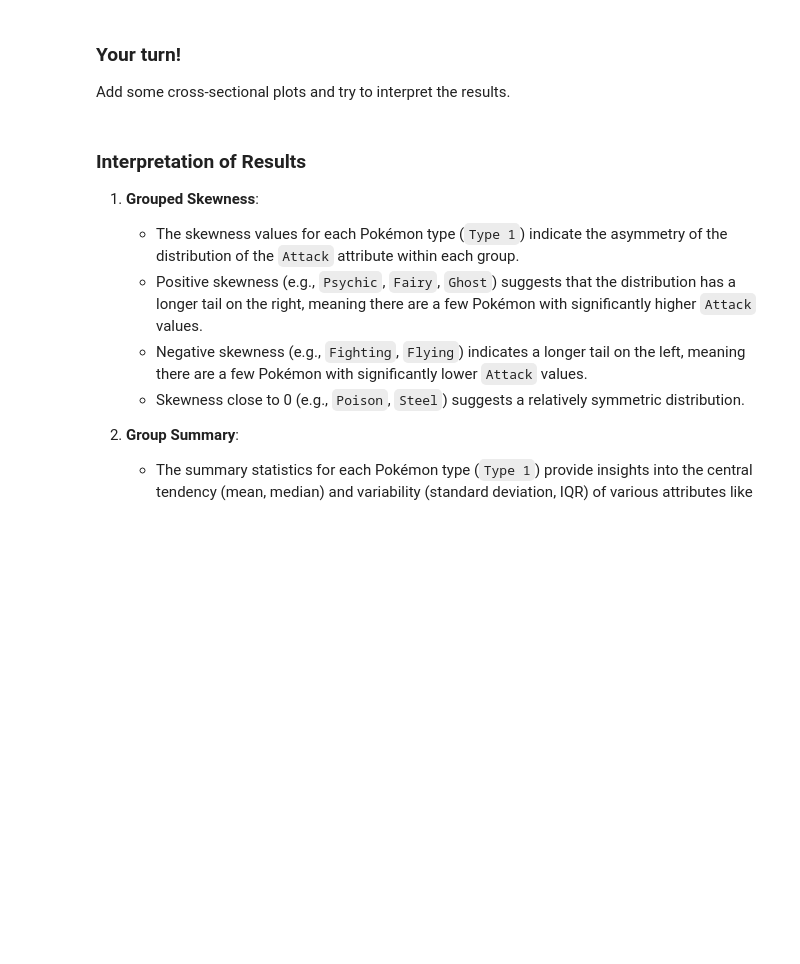
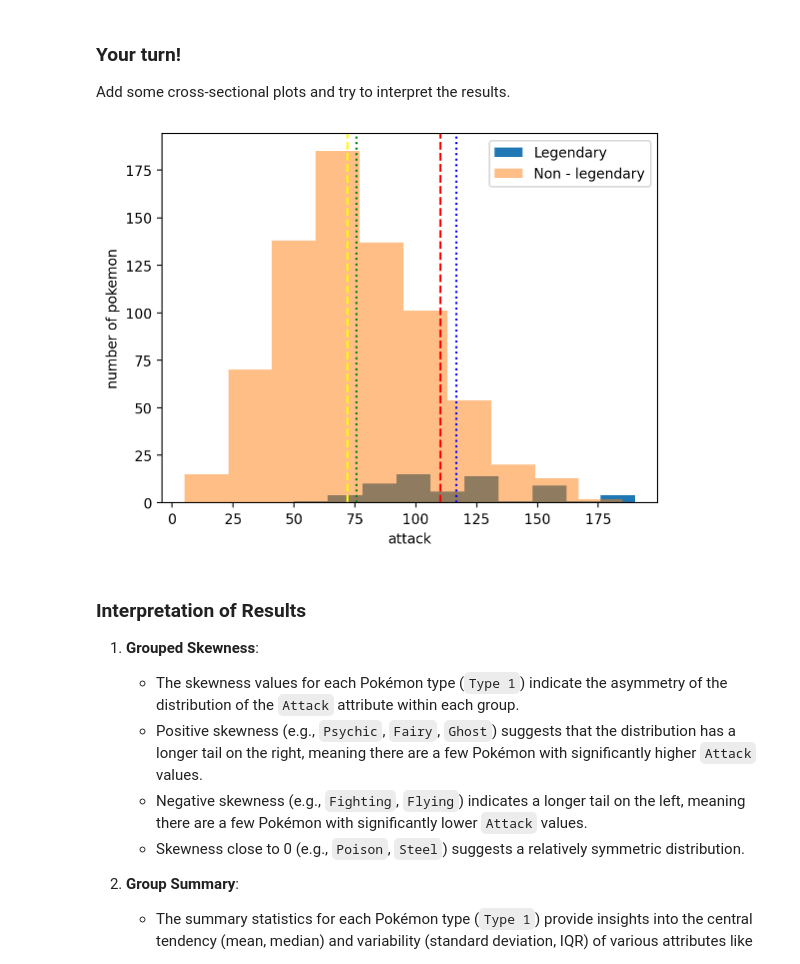
Before and after one commit to pasjans05/pandas_exercises, a Jupyter notebook: Exercise8.ipynb, the cells around one changed output. Saved outputs shown, nothing was run; the diff lists cells and outputs as text; code cells hidden in the pictures; blank space fills up the shorter version.

```diff
--- a/Exercise8.ipynb
+++ b/Exercise8.ipynb
@@ -1037,6 +1082,17 @@ Water     1.558800  1.0  1.00  3.0  4.00  6.0
 Add some cross-sectional plots and try to interpret the results.
 # %%
 # your code here
+plt.hist(df_pokemon[df_pokemon['Legendary'] == True]['Attack'], label = 'Legendary');
+plt.axvline(df_pokemon[df_pokemon['Legendary'] == True]['Attack'].mean(), linestyle = "dotted", color = "blue")
+plt.axvline(df_pokemon[df_pokemon['Legendary'] == True]['Attack'].median(), linestyle = "dashed", color = "red")
+plt.axvline(df_pokemon[df_pokemon['Legendary'] == False]['Attack'].mean(), linestyle = "dotted", color = "green")
+plt.axvline(df_pokemon[df_pokemon['Legendary'] == False]['Attack'].median(), linestyle = "dashed", color = "yellow")
+plt.hist(df_pokemon[df_pokemon['Legendary'] == False]['Attack'], alpha = 0.5, label = 'Non - legendary');
+plt.ylabel('number of pokemon')
+plt.xlabel('attack')
+plt.legend();
+# %% [output]
+[figure, added]
 # %% [markdown]
 ### Interpretation of Results
 
```
Also changed, not shown: parts of 10 cells of this notebook.
